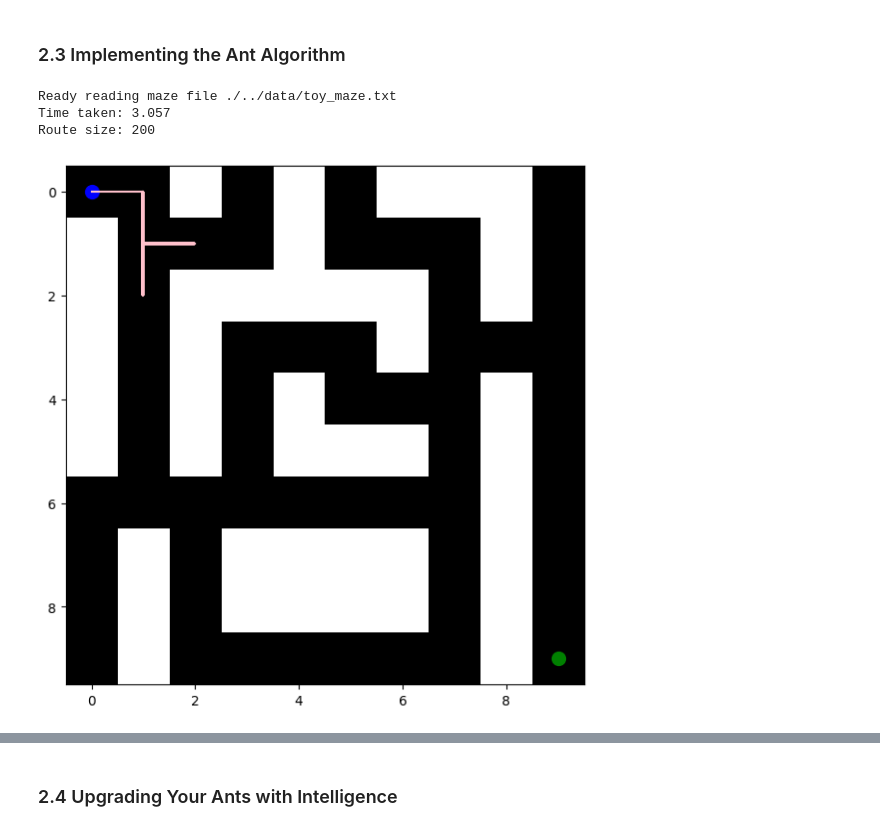
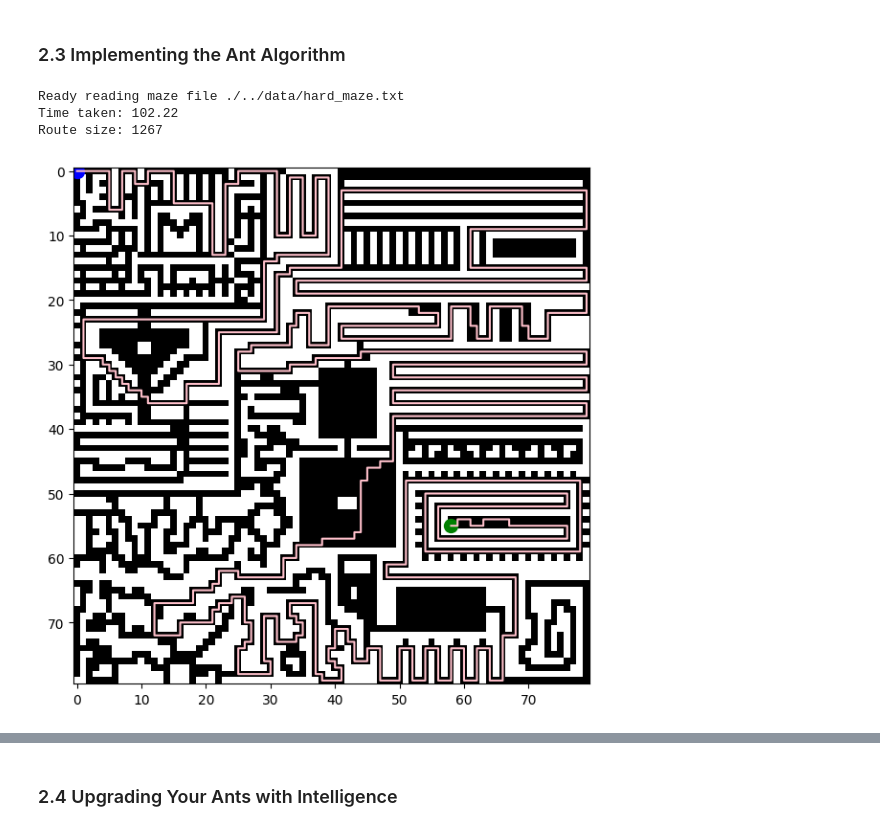
Before and after one commit to fusiatique/ci-assignments, a Jupyter notebook: assignment_2/src/Main.ipynb, the cells around one changed output, grey strips where cells are left out. Drawn from its saved outputs; the diff is of its cells as text; code cells hidden in the pictures.

```diff
--- a/assignment_2/src/Main.ipynb
+++ b/assignment_2/src/Main.ipynb
@@ -448,7 +487,8 @@ class AntColonyOptimization:
         # initialise ants
         ants = []
         for i in range(self.ants_per_gen):
-            ants.append(StandardAnt(self.maze, path_specification))
+            #ants.append(StandardAnt(self.maze, path_specification))
+            ants.append(IntelligentAnt(self.maze, path_specification, self.alpha, self.beta))
 
         for g in range(self.generations):
             routes = []
@@ -457,38 +497,42 @@ class AntColonyOptimization:
 
             # first evaporate, then add pheromones
             self.maze.evaporate(self.evaporation)
-            self.maze.add_pheromone_routes(routes, self.q)
+
+            # only add the good routes; bad ones slow down performance and add noise
+            routes.sort(key=lambda r: r.size())
+            best_k = int(0.2 * len(routes))
+
+            self.maze.add_pheromone_routes(routes[:best_k], self.q)
 
         # not super sure about this part, still could take suboptimal route because of probabilities
-        optimal_ant = StandardAnt(self.maze, path_specification)
+        optimal_ant = IntelligentAnt(self.maze, path_specification, self.alpha, self.beta)
         return optimal_ant.find_route()
 # %%
 # Please keep your parameters for the ACO easily changeable here
-gen = 10
-no_gen = 100
+gen = 20
+no_gen = 200
 q = 1600
 evap = 0.1
-alpha = 0.5
-beta = 2
-Memory
+alpha = 3 #1.8
+beta = 2 #3
 
 # Construct the optimization objects
-maze = Maze.create_maze("./../data/toy_maze.txt")
-spec = PathSpecification.read_coordinates("./../data/toy_coordinates.txt")
-aco = AntColonyOptimization(maze, gen, no_gen, q, evap, memory_type, alpha, beta)
+maze = Maze.create_maze("./../data/hard_maze.txt")
+spec = PathSpecification.read_coordinates("./../data/hard_coordinates.txt")
+aco = AntColonyOptimization(maze, gen, no_gen, q, evap, alpha, beta)
 
 start_time = int(round(time.time() * 1000))
 shortest_route = aco.find_shortest_route(spec)
 
 print("Time taken: " + str((int(round(time.time() * 1000)) - start_time) / 1000.0))
 print("Route size: " + str(shortest_route.size()))
 
-shortest_route.write_to_file("./../data/easy_solution.txt")
+shortest_route.write_to_file("./../data/hard_solution.txt")
 
 v = Visualizer()
 v.visualize_individual_path(maze, shortest_route, spec)
 # %% [output]
-Ready reading maze file ./../data/toy_maze.txt
-Time taken: 3.057
-Route size: 200
+Ready reading maze file ./../data/hard_maze.txt
+Time taken: 102.22
+Route size: 1267
-[figure, old version]
+[figure, new version]
```
Also changed, not shown: parts of 6 cells of this notebook, 6 other files.
